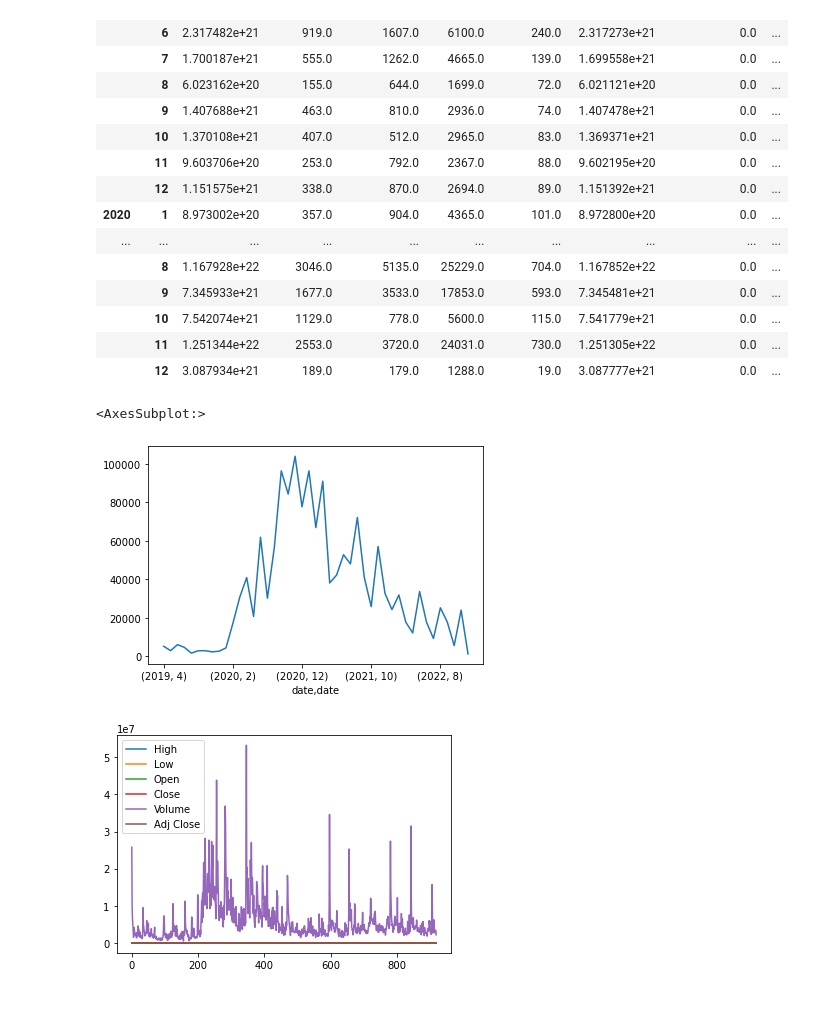
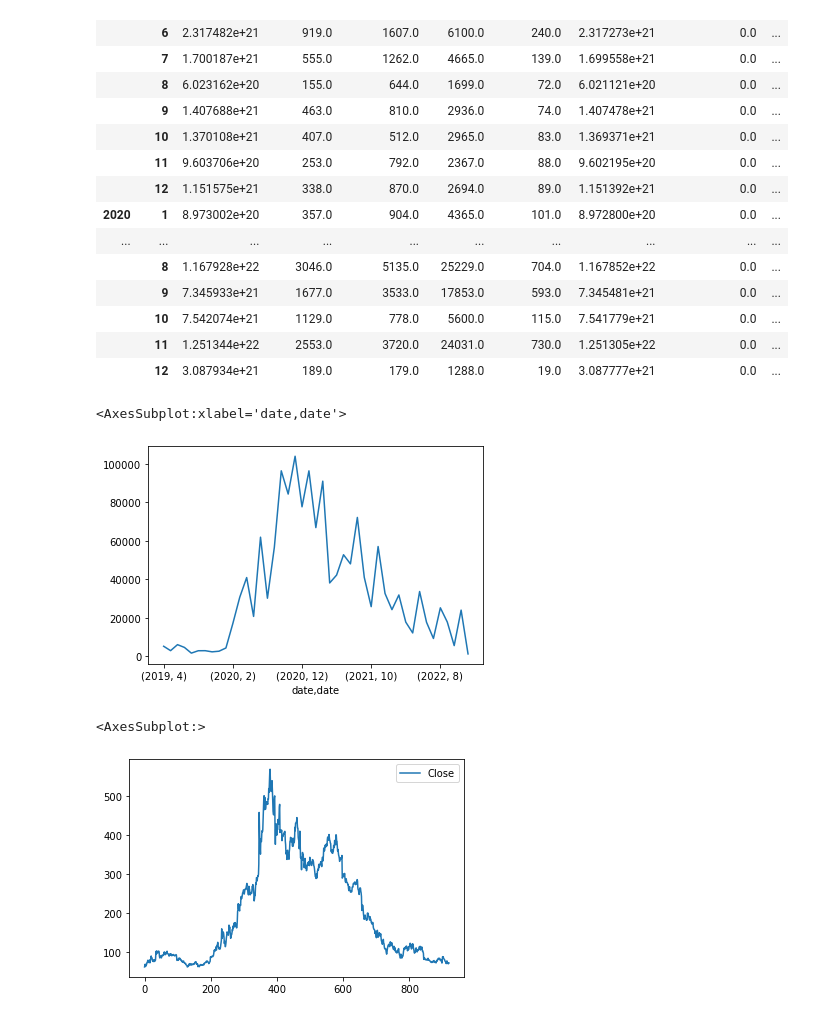
Before and after one commit to kwcode2016/snscrape-explore, a Jupyter notebook: eda-zm.ipynb, the cells around one changed output. Cells and saved outputs as stored; diff of their text form; code cells hidden in the pictures.

```diff
--- a/eda-zm.ipynb
+++ b/eda-zm.ipynb
@@ -126,8 +127,13 @@ group_by_month_tweet_df
 # %%
 
 group_by_month_tweet_df.likeCount.plot()
-zoom_stock_prices_df.plot()
 # %% [output]
-<AxesSubplot:>
+<AxesSubplot:xlabel='date,date'>
 [figure]
-[figure, removed]
+# %%
+
+zoom_stock_prices_df[['Date', 'Close']].plot()
+# zoom_stock_prices_df.Close.head()
+# %% [output]
+<AxesSubplot:>
+[figure, added]
```
Also changed, not shown: parts of 4 cells of this notebook.
